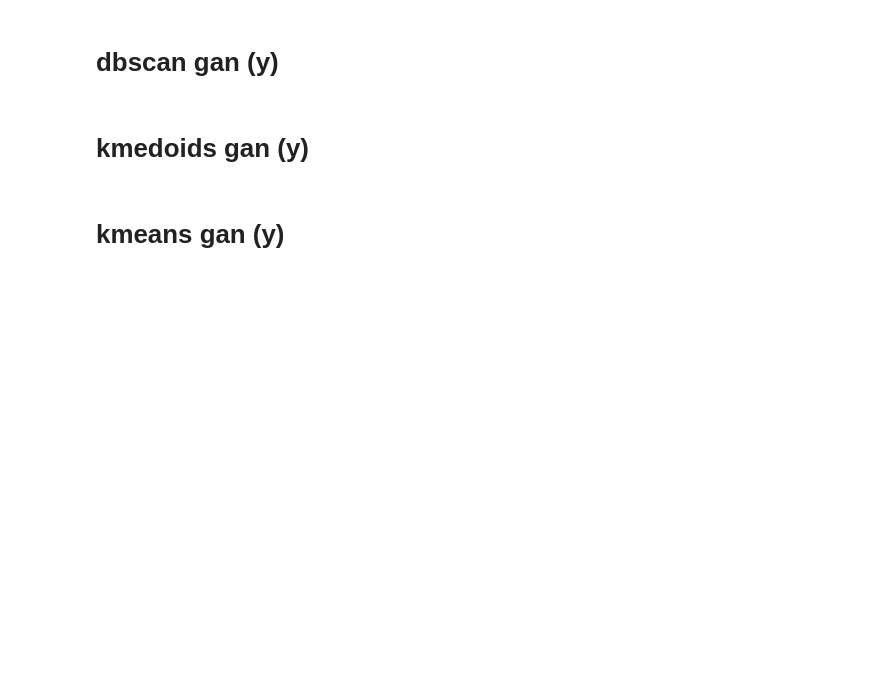
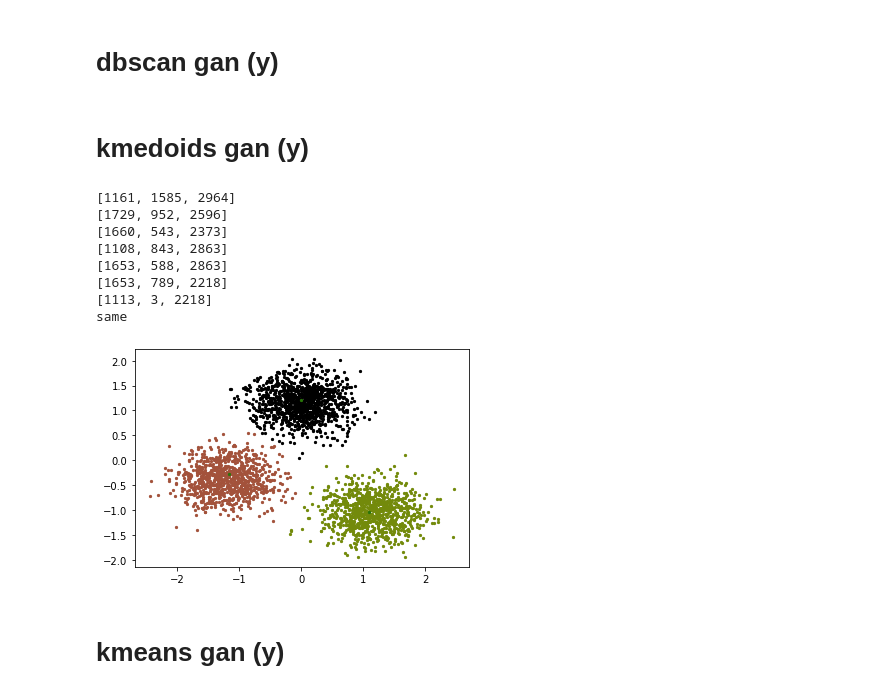
Before and after one commit to rayendito/unsupervised_from_scratch, a Jupyter notebook: main.ipynb, the cells around one changed output. Drawn from its saved outputs; the diff is of its cells as text; code cells hidden in the pictures; blank space fills up the shorter version.

```diff
--- a/main.ipynb
+++ b/main.ipynb
@@ -44,12 +44,21 @@ visualize(a)
 # %%
 # inputs
 # k = int(input("Masukkan banyak K : "))
 # random points
 # kecilin karena lama banget
 # NOTE: 700 IS TERGANTUNG DATASET
-dataset_std = dataset_std[:700]
 a = fitKMedoids(dataset_std, 3)
 visualize(a)
+# %% [output]
+[1161, 1585, 2964]
+[1729, 952, 2596]
+[1660, 543, 2373]
+[1108, 843, 2863]
+[1653, 588, 2863]
+[1653, 789, 2218]
+[1113, 3, 2218]
+same
+[figure, added]
 # %% [markdown]
 # kmeans gan (y)
 # %%
```
